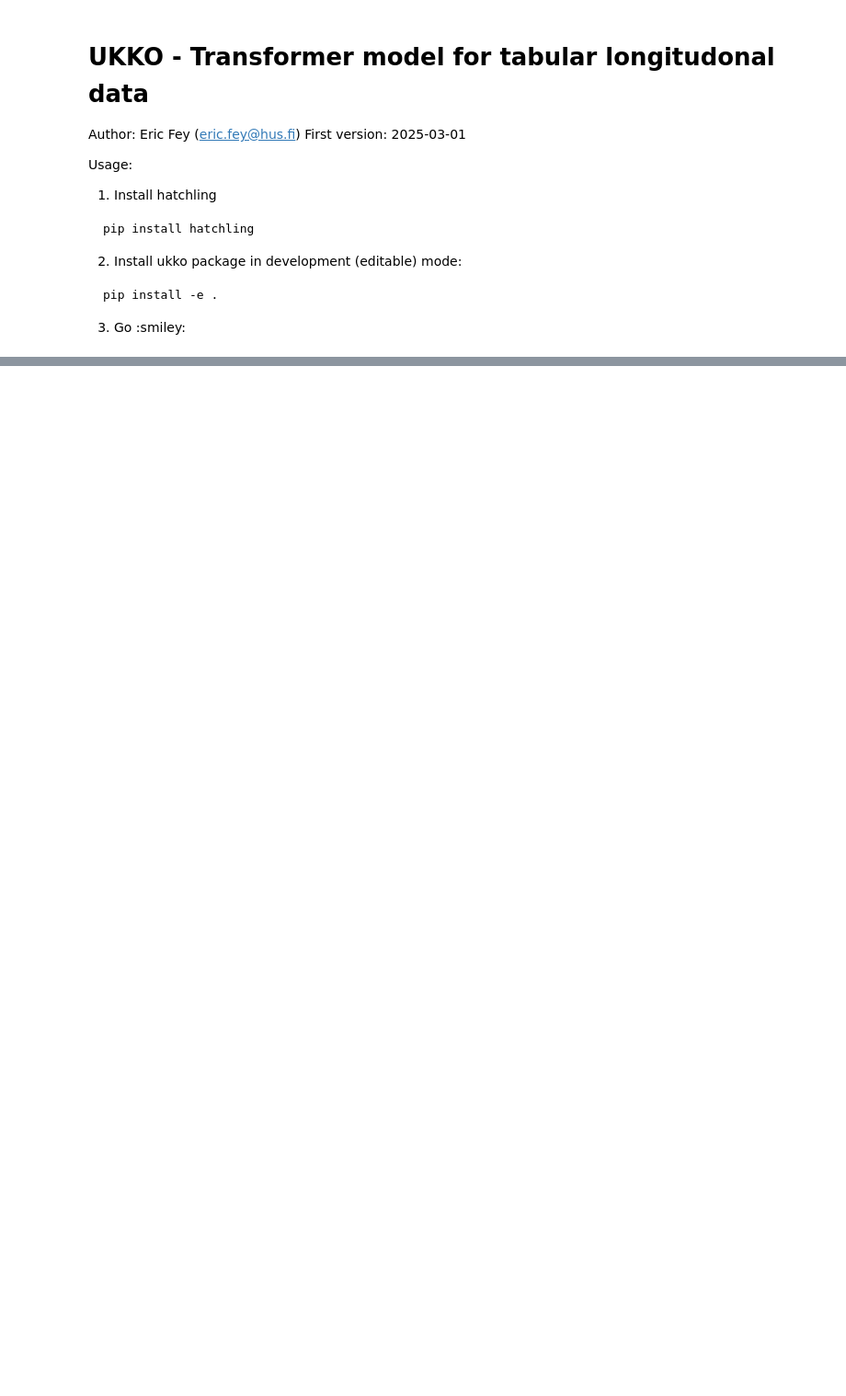
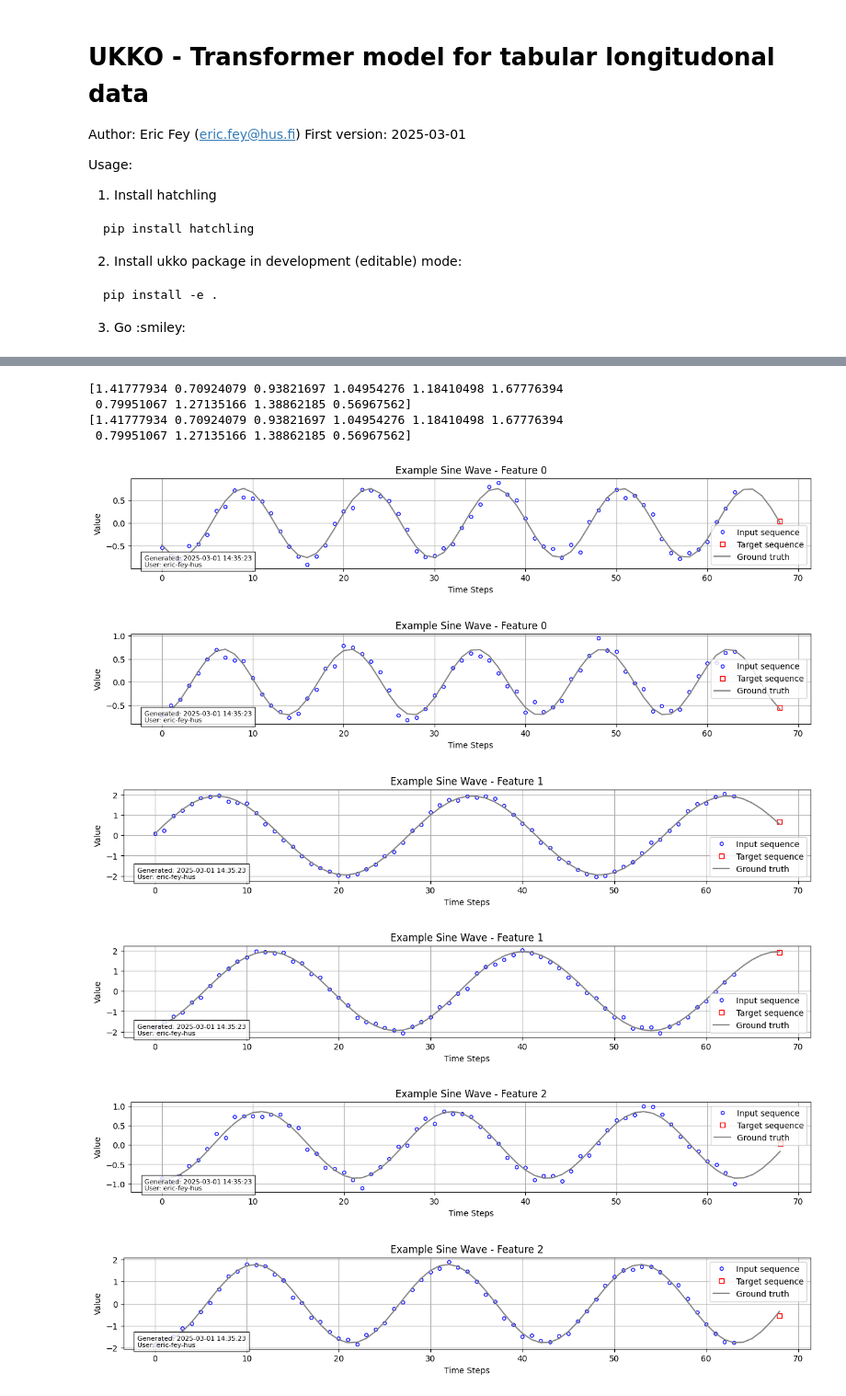
Before and after one commit to eric-fey-hus/ukko, a Jupyter notebook: ukko_get_started.ipynb, the cells around one changed output, grey strips where cells are left out. Shown at 92% size. Drawn from its saved outputs; the diff is of its cells as text; code cells hidden in the pictures; blank space fills up the shorter version.

```diff
--- a/ukko_get_started.ipynb
+++ b/ukko_get_started.ipynb
@@ -263,0 +114,61 @@ torch.Tensor
+# %%
+# Test model using sine data
+
+import torch, ukko, importlib
+import numpy as np
+from torch.utils.data import Dataset, DataLoader
+import matplotlib.pyplot as plt
+from datetime import datetime
+
+importlib.reload(ukko.data)
+importlib.reload(ukko.core)
+importlib.reload(ukko.test)
+
+# Parameters
+batch_size = 32
+n_samples = 1000
+n_features = 10
+sequence_length = 64
+prediction_length = 5
+
+# Create datasets
+#train_dataset = ukko.data.SineWaveDataset(n_samples, n_features, sequence_length, prediction_length)
+#val_dataset = ukko.data.SineWaveDataset(n_samples//5, n_features, sequence_length, prediction_length, seed=43)
+#test_dataset = ukko.data.SineWaveDataset(n_samples//5, n_features, sequence_length, prediction_length, seed=44)
+train_dataset, val_dataset, test_dataset = ukko.test.create_datasets(
+    n_samples = n_samples,
+    n_features = n_features,
+    sequence_length = sequence_length,
+    prediction_length = 5,
+    base_freq=0.05,
+)
+print(train_dataset.freq_array)
+print(val_dataset.freq_array)
+
+# Create data loaders
+#train_loader = DataLoader(train_dataset, batch_size=batch_size, shuffle=True)
+#val_loader = DataLoader(val_dataset, batch_size=batch_size)
+#test_loader = DataLoader(test_dataset, batch_size=batch_size)
+train_loader, val_loader, test_loader = ukko.test.create_dataloaders(
+    datasets=(train_dataset, val_dataset, test_dataset),
+    batch_size=batch_size
+)
+
+# Plot example
+ukko.data.plot_example_dataset(train_dataset, sample_idx=0)
+ukko.data.plot_example_dataset(train_dataset, sample_idx=1)
+ukko.data.plot_example_dataset(train_dataset, feature_idx=1, sample_idx=0)
+ukko.data.plot_example_dataset(train_dataset, feature_idx=1, sample_idx=1)
+ukko.data.plot_example_dataset(train_dataset, feature_idx=2, sample_idx=3)
+ukko.data.plot_example_dataset(train_dataset, feature_idx=2, sample_idx=4)
+# %% [output]
+[1.41777934 0.70924079 0.93821697 1.04954276 1.18410498 1.67776394
+ 0.79951067 1.27135166 1.38862185 0.56967562]
+[1.41777934 0.70924079 0.93821697 1.04954276 1.18410498 1.67776394
+ 0.79951067 1.27135166 1.38862185 0.56967562]
+[figure, added]
+[figure, added]
+[figure, added]
+[figure, added]
+[figure, added]
+[figure, added]
```
Also changed, not shown: parts of 20 cells of this notebook, 6 other files.
